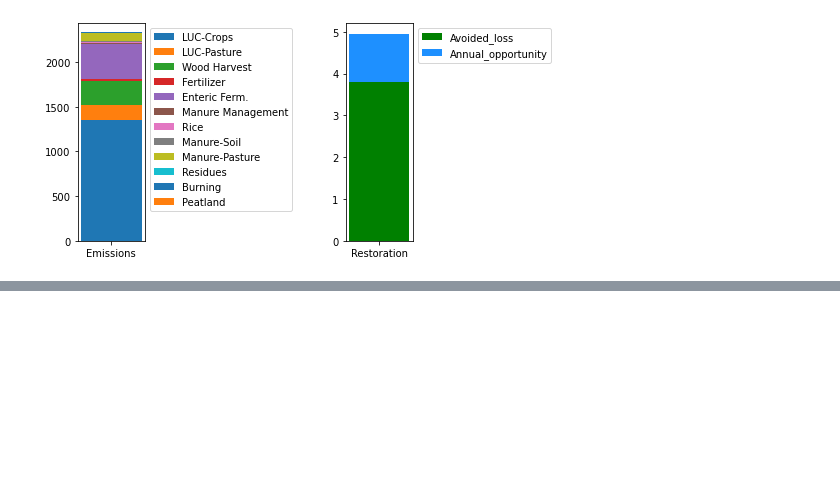
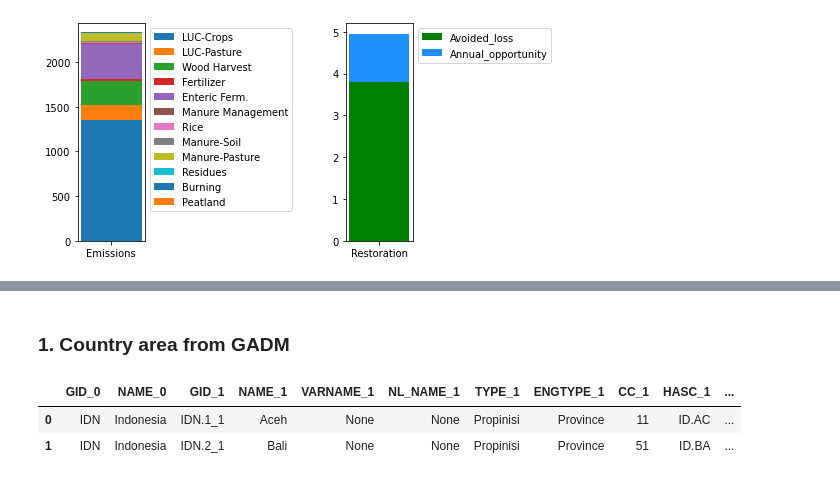
Before and after one commit to Vizzuality/mangrove-atlas, a Jupyter notebook: data/notebooks/Lab/Emissions_widget_test.ipynb, the cells around one changed output, grey strips where cells are left out. Cells and saved outputs as stored; diff of their text form; code cells hidden in the pictures; blank space fills up the shorter version.

```diff
--- a/data/notebooks/Lab/Emissions_widget_test.ipynb
+++ b/data/notebooks/Lab/Emissions_widget_test.ipynb
@@ -153,0 +169,9 @@ plt.subplots_adjust(wspace=3)
+# %% [markdown]
+### 1. Country area from GADM
+# %%
+ind_poly = emissions = gpd.read_file('../../datasets/gadm36_IDN_shp/gadm36_IDN_1.shp')
+ind_poly.head(2)
+# %% [output]
+|  | GID_0 | NAME_0 | GID_1 | NAME_1 | VARNAME_1 | NL_NAME_1 | TYPE_1 | ENGTYPE_1 | CC_1 | HASC_1 | ... |
+| 0 | IDN | Indonesia | IDN.1_1 | Aceh | None | None | Propinisi | Province | 11 | ID.AC | ... |
+| 1 | IDN | Indonesia | IDN.2_1 | Bali | None | None | Propinisi | Province | 51 | ID.BA | ... |
```
Also changed, not shown: parts of 17 cells of this notebook.
